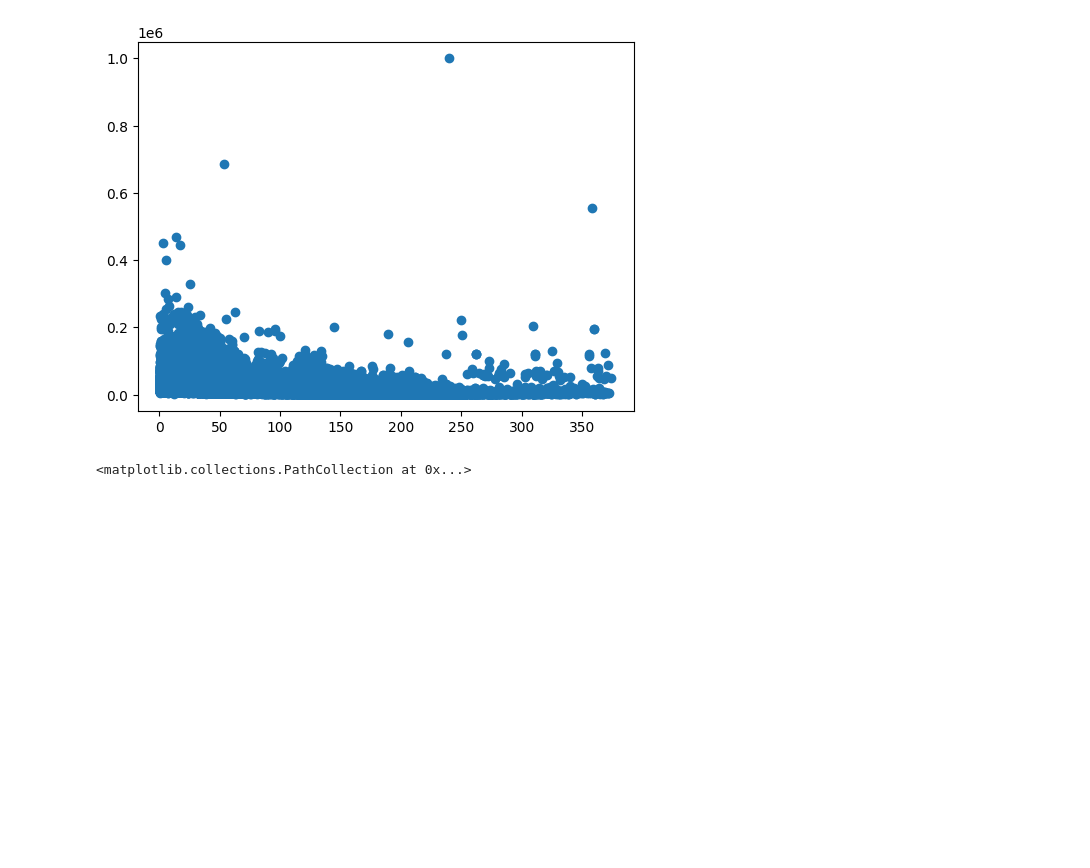
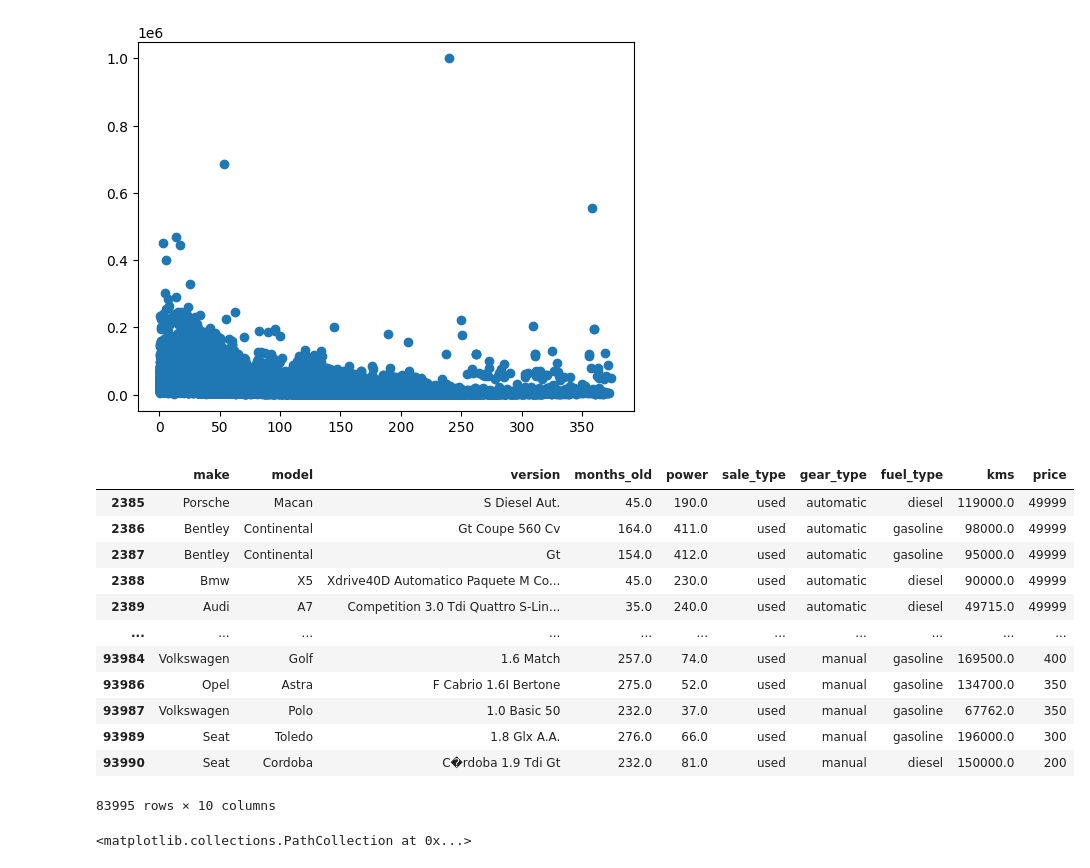
Before and after one commit to JaviFigueroaVicente/IberiaDriveInsights, a Jupyter notebook: backend/notebooks/predict.ipynb, the cells around one changed output. Cells and saved outputs as stored; diff of their text form; code cells hidden in the pictures; blank space fills up the shorter version.

```diff
--- a/backend/notebooks/predict.ipynb
+++ b/backend/notebooks/predict.ipynb
@@ -180,31 +177,0 @@ df_clean = df_clean.drop(columns='ID')
-# %%
-# Transformamos las columnas categoricas
-df_clean['model_unique'] = df_clean['make'] + "_" + df_clean['model']
-df_clean['version_unique'] = df_clean['model_unique'] + "_" + df_clean['version']
-
-# Usamos LabelEncoder porque hay muchos valores unicos y generaría una matriz muy grande, no usamos OrdinalEncoder porque no queremos sesgar el modelo
-le = LabelEncoder()
-df_clean['make_num'] = le.fit_transform(df_clean['make'])
-df_clean['model_num'] = le.fit_transform(df_clean['model_unique'])
-df_clean['version_num'] = le.fit_transform(df_clean['version_unique'])
-
-# Para las columnas con menos opciones usamos OneHotEncoder
-oe = OneHotEncoder()
-cols_to_encode = ['gear_type', 'sale_type', 'fuel_type']
-
-encoded_array = oe.fit_transform(df_clean[cols_to_encode]).toarray()
-
-df_encoded = pd.DataFrame(
-    encoded_array,
-    columns=oe.get_feature_names_out(cols_to_encode),
-    index=df_clean.index
-)
-
-df_final = pd.concat([df_clean, df_encoded], axis=1)
-
-cols_to_drop = [
-    'make', 'model', 'version', 'fuel_type', 'gear_type', 'sale_type',
-    'model_unique', 'version_unique'
-]
-
-df_final = df_final.drop(columns=cols_to_drop)
@@ -247,5 +204,21 @@ plt.scatter(x= df_clean['months_old'], y=df_clean['price'])
 [figure]
 # %%
 # Eliminamos outliers debido a que generan mayor error en el modelo
-df_final_cleaned = df_final[(df_final['price'] < 50000) & (df_final['kms'] < 200000)]
+df_outlier_clean = df_clean[(df_clean['price'] < 50000) & (df_clean['kms'] < 200000)]
+# %%
+df_outlier_clean
+# %% [output]
+|  | make | model | version | months_old | power | sale_type | gear_type | fuel_type | kms | price |
+| 2385 | Porsche | Macan | S Diesel Aut. | 45.0 | 190.0 | used | automatic | diesel | 119000.0 | 49999 |
+| 2386 | Bentley | Continental | Gt Coupe 560 Cv | 164.0 | 411.0 | used | automatic | gasoline | 98000.0 | 49999 |
+| 2387 | Bentley | Continental | Gt | 154.0 | 412.0 | used | automatic | gasoline | 95000.0 | 49999 |
+| 2388 | Bmw | X5 | Xdrive40D Automatico Paquete M Co... | 45.0 | 230.0 | used | automatic | diesel | 90000.0 | 49999 |
+| 2389 | Audi | A7 | Competition 3.0 Tdi Quattro S-Lin... | 35.0 | 240.0 | used | automatic | diesel | 49715.0 | 49999 |
+| ... | ... | ... | ... | ... | ... | ... | ... | ... | ... | ... |
+| 93984 | Volkswagen | Golf | 1.6 Match | 257.0 | 74.0 | used | manual | gasoline | 169500.0 | 400 |
+| 93986 | Opel | Astra | F Cabrio 1.6I Bertone | 275.0 | 52.0 | used | manual | gasoline | 134700.0 | 350 |
+| 93987 | Volkswagen | Polo | 1.0 Basic 50 | 232.0 | 37.0 | used | manual | gasoline | 67762.0 | 350 |
+| 93989 | Seat | Toledo | 1.8 Glx A.A. | 276.0 | 66.0 | used | manual | gasoline | 196000.0 | 300 |
+| 93990 | Seat | Cordoba | C�rdoba 1.9 Tdi Gt | 232.0 | 81.0 | used | manual | diesel | 150000.0 | 200 |
+83995 rows × 10 columns
 # %%
```
Also changed, not shown: parts of 16 cells of this notebook, 3 other files.
